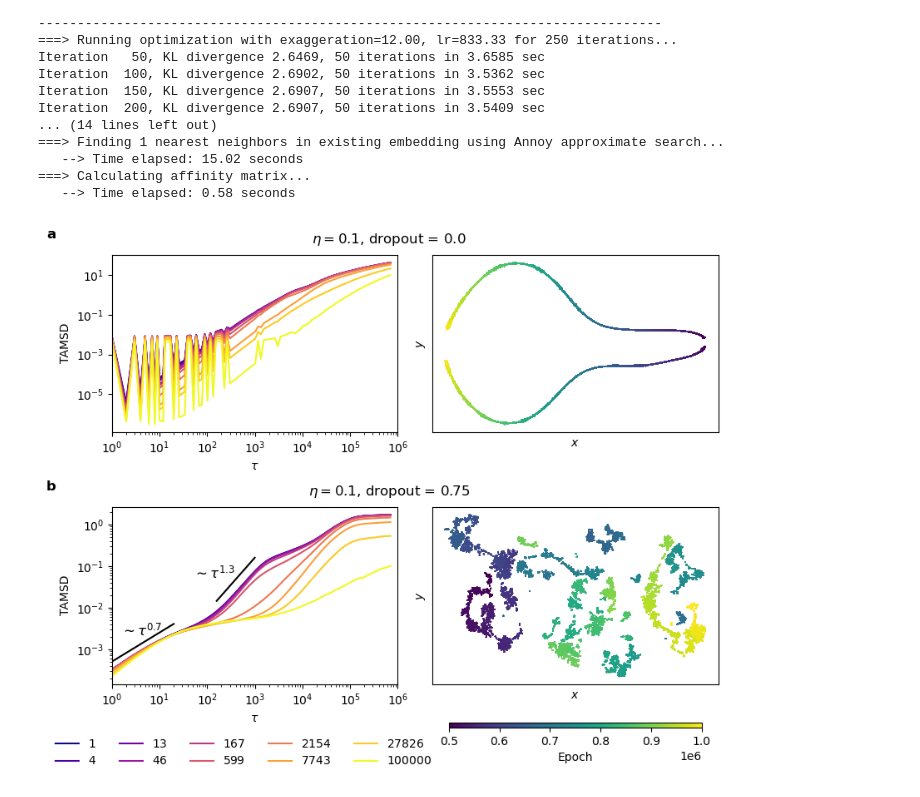
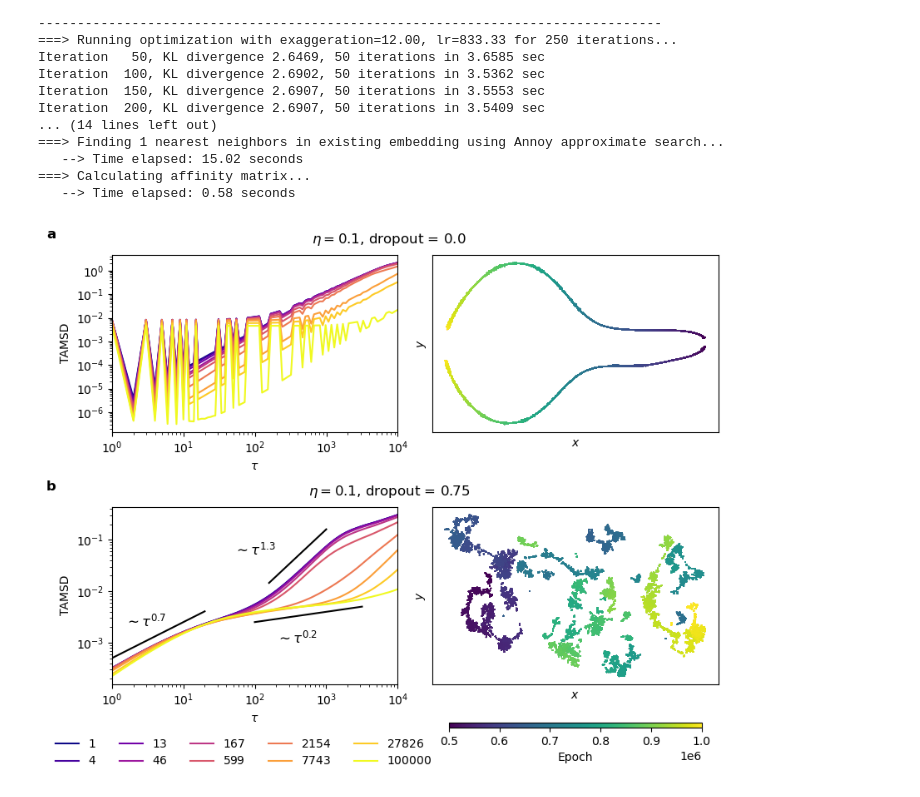
Before and after one commit to anly2178/GD-multifractal-landscape, a Jupyter notebook: demo.ipynb, the cells around one changed output. Drawn from its saved outputs; the diff is of its cells as text; code cells hidden in the pictures.

Commit message:
Update figures

```diff
--- a/demo.ipynb
+++ b/demo.ipynb
@@ -1298,8 +1298,8 @@ for lr, dropout in zip(lrs, dropouts):
     # TAMSDS
     trajectory = np.load(f"data/real_training_dynamics/lr={lr}_dropout={dropout}_epochs=1000000/trajectory.npy")
     waiting_times = np.round(np.logspace(0, 5, 10))
-    lag_times = np.round(np.logspace(0, np.log10(700000), 100))
-    _, idx = np.unique(np.round(np.logspace(0, np.log10(700000), 100)), return_index=True)
+    lag_times = np.round(np.logspace(0, np.log10(10000), 100))
+    _, idx = np.unique(np.round(np.logspace(0, np.log10(10000), 100)), return_index=True)
     window_size = 100000
     TAMSDs = compute_TAMSD(trajectory, waiting_times, lag_times, window_size)
     np.savez(f"data/real_training_dynamics/lr={lr}_dropout={dropout}_epochs=1000000/TAMSDs.npz", TAMSDs=TAMSDs, waiting_times=waiting_times, lag_times = lag_times, window_size=window_size)
@@ -1390,32 +1390,35 @@ for row, subfig in enumerate(subfigs):
             ax1.loglog(lag_times, TAMSDs[i], c=colors[i], label=rf'${int(waiting_times[i])}$')
         else:
             ax1.loglog(lag_times, TAMSDs[i], c=colors[i])
     ax1.set_xlabel(r'$\tau$')
     ax1.set_ylabel('TAMSD')
-    ax1.set_xlim([1, 1e6])
+    ax1.set_xlim([1, 1e4])
     if row == 1:
         X1 = 10**np.array([0,1.3])
         Y1 = X1**0.7 * 5e-4
         ax1.plot(X1,Y1,'k-'); ax1.text(1.5e0, 2.1e-3, r'$\sim\tau^{0.7}$', fontsize=12)
         X2 = 10**np.array([2.2,3])
         Y2 = X2**1.3 * 2e-5
         ax1.plot(X2,Y2,'k-'); ax1.text(5e1, 5e-2, r'$\sim\tau^{1.3}$', fontsize=12)
+        X3 = 10**np.array([2,3.5])
+        Y3 = X3**0.2 * 1e-3
+        ax1.plot(X3,Y3,'k-'); ax1.text(2e2, 1e-3, r'$\sim\tau^{0.2}$', fontsize=12)
     # t-SNE
     trajectory = np.load(f"data/real_training_dynamics/lr={lr}_dropout={dropout}_epochs=1000000/trajectory_tsne.npy")
     im = ax2.scatter(trajectory[:,0], trajectory[:,1], s=0.1, c=np.arange(trajectory.shape[0])+5e5, cmap='viridis', marker='.')
     ax2.set_xticks([])
     ax2.set_yticks([])
     ax2.set_xlabel(r'$x$')
     ax2.set_ylabel(r'$y$')
     # Labels
     label = labels[row]
     subfig.text(0, 1, label, fontsize=12, fontweight='bold', va='top', ha='right')
 leg = fig.legend(bbox_to_anchor=(0.58, 0), frameon=False, ncol=5)
 cbar_ax = fig.add_axes([0.59, 0, 0.38, 0.01])
 fig.colorbar(im, cax=cbar_ax, orientation='horizontal')
 cbar_ax.set_xticks(np.array([0,1e5,2e5,3e5,4e5,5e5])+5e5)
 cbar_ax.set_xlabel('Epoch')
 # fig.savefig("figures/real_training_dynamics.pdf", dpi=300, bbox_inches='tight')
 plt.show()
 # %% [output]
-[figure, old version]
+[figure, new version]
```
Also changed, not shown: 3 other files.
